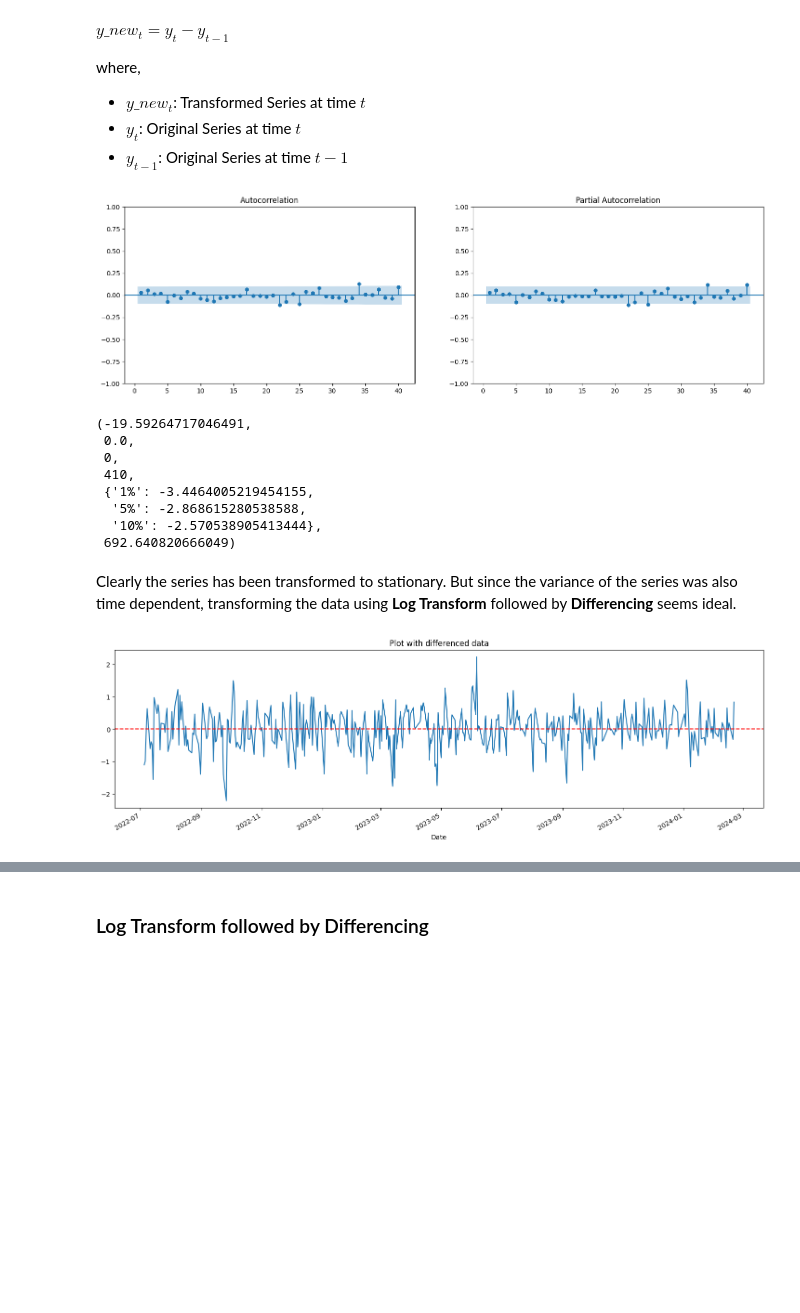
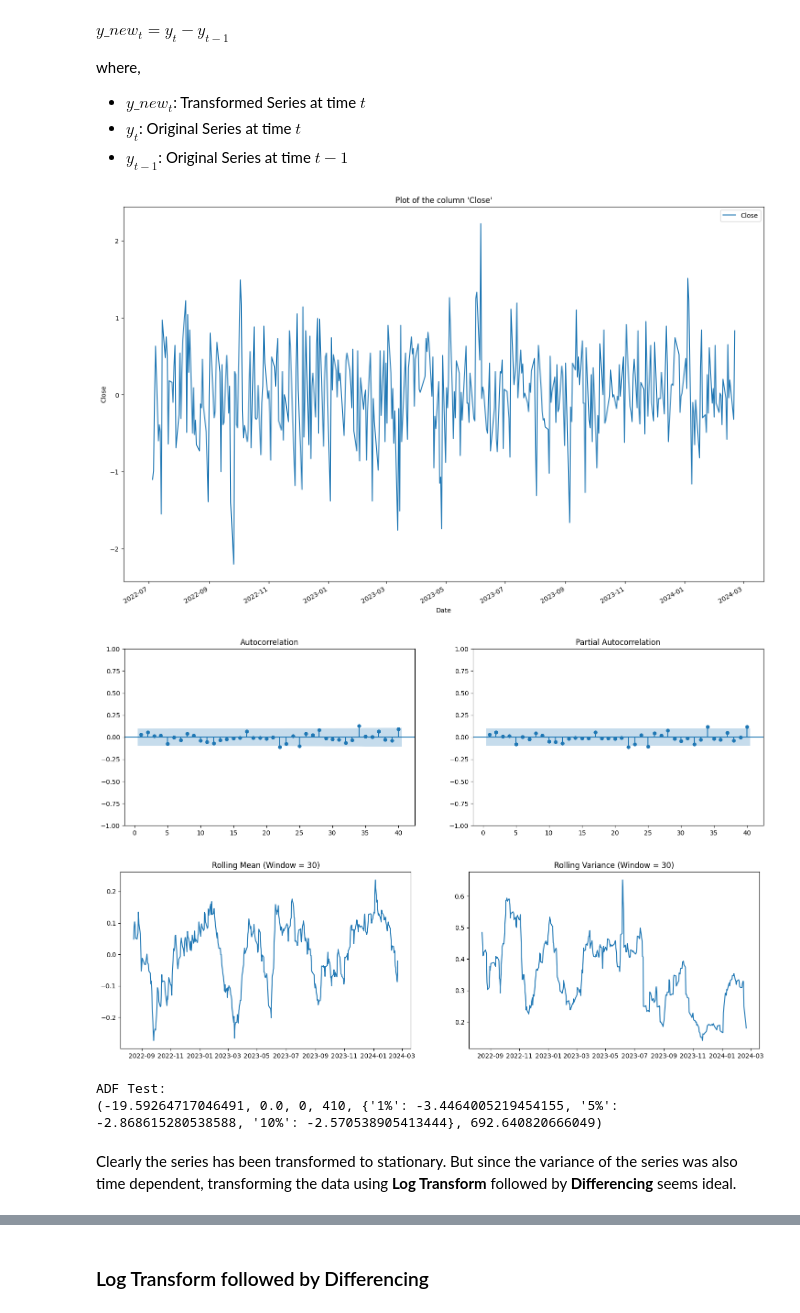
Before and after one commit to maestria-ds-eafit/estadistica-avanzada, a Jupyter notebook: prediccion-activo-financiero/ARMA Model for NVDA Price.ipynb, the cells around one changed output, grey strips where cells are left out. Cells and saved outputs as stored; diff of their text form; code cells hidden in the pictures; blank space fills up the shorter version.

```diff
--- a/prediccion-activo-financiero/ARMA Model for NVDA Price.ipynb
+++ b/prediccion-activo-financiero/ARMA Model for NVDA Price.ipynb
@@ -128,7 +121,7 @@ Clearly this series is **Non-Stationary**. So before applying the ARIMA Models,
 # %% [markdown]
 To see which tranformation works best for our use case, lets plot the data and its summary statistics over time.
 # %%
-def smoother(df, window=100):
-    rolling_mean = df["Close"].rolling(window).mean()
-    rolling_var = df["Close"].rolling(window).var()
+def smoother(df, window=100, column="Close"):
+    rolling_mean = df[column].rolling(window).mean()
+    rolling_var = df[column].rolling(window).var()
     return rolling_mean, rolling_var
@@ -157,0 +128,31 @@ plt.show()
+# %%
+def plot_rolling_mean_and_rolling_var(
+    df, window=100, rolling_mean_title="", rolling_variance_title="", column="Close"
+):
+    df.plot(y=column, use_index=True)
+    plt.ylabel(column)
+    plt.title(f"Plot of the column '{column}'")
+    plt.show()
+
+    plot_acf_pacf(df)
+
+    rolling_mean, rolling_var = smoother(df, window=window, column=column)
+
+    _, (ax1, ax2) = plt.subplots(1, 2)
+    plt.rcParams["figure.figsize"] = 18, 12
+
+    ax1.plot(rolling_mean)
+    if rolling_mean_title:
+        ax1.set_title(rolling_mean_title)
+    else:
+        ax1.set_title(f"Rolling Mean (Window = {window_size})")
+
+    ax2.plot(rolling_var)
+    if rolling_variance_title:
+        ax2.set_title(rolling_variance_title)
+    else:
+        ax2.set_title(f"Rolling Variance (Window = {window_size})")
+
+    plt.show()
+
+    calculate_adf_test(df)
@@ -192,25 +200,15 @@ where,
 - $y_t$: Original Series at time $t$
 - $y_{t-1}$: Original Series at time $t-1$
 # %%
-train_df_diff = train_df["Close"].diff(1).dropna()
-plot_acf_pacf(train_df_diff)
-adfuller(train_df_diff)
+train_df_diff = train_df.copy()
+train_df_diff["Close"] = train_df_diff["Close"].diff(1)
+train_df_diff.dropna(inplace=True)
+plot_rolling_mean_and_rolling_var(train_df_diff, window_size)
 # %% [output]
-[figure, old version]
+[figure, new version]
+[figure, added]
+[figure, added]
-(-19.59264717046491,
- 0.0,
- 0,
- 410,
- {'1%': -3.4464005219454155,
-  '5%': -2.868615280538588,
-  '10%': -2.570538905413444},
- 692.640820666049)
+ADF Test:
+(-19.59264717046491, 0.0, 0, 410, {'1%': -3.4464005219454155, '5%': -2.868615280538588, '10%': -2.570538905413444}, 692.640820666049)
 # %% [markdown]
 Clearly the series has been transformed to stationary. But since the variance of the series was also time dependent, transforming the data using **Log Transform** followed by **Differencing** seems ideal.
-# %%
-train_df_diff.plot()
-plt.title("Plot with differenced data")
-plt.axhline(y=0, color="r", linestyle="--")
-plt.show()
-# %% [output]
-[figure, removed]
```
Also changed, not shown: parts of 38 cells of this notebook.
